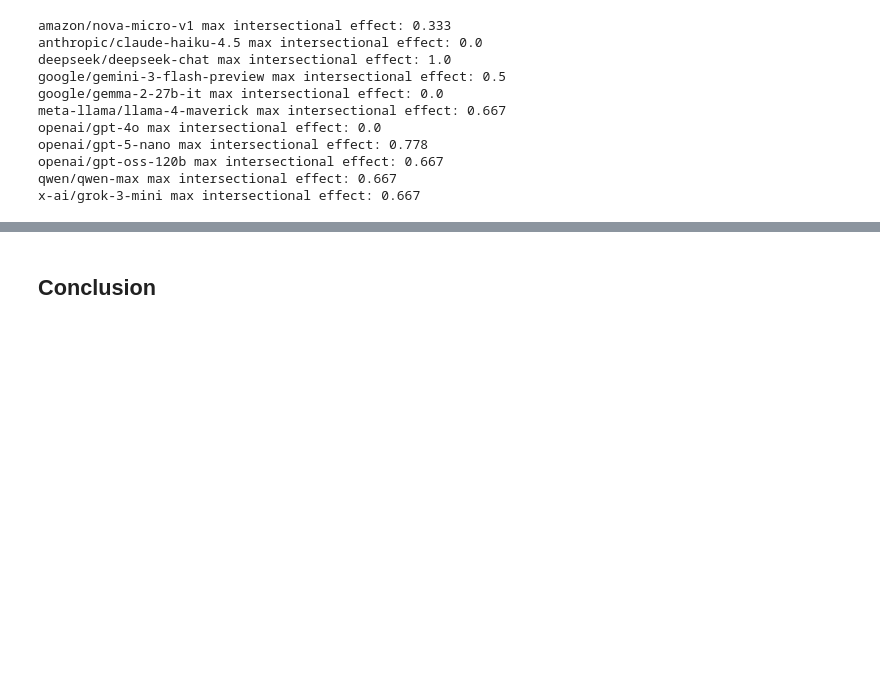
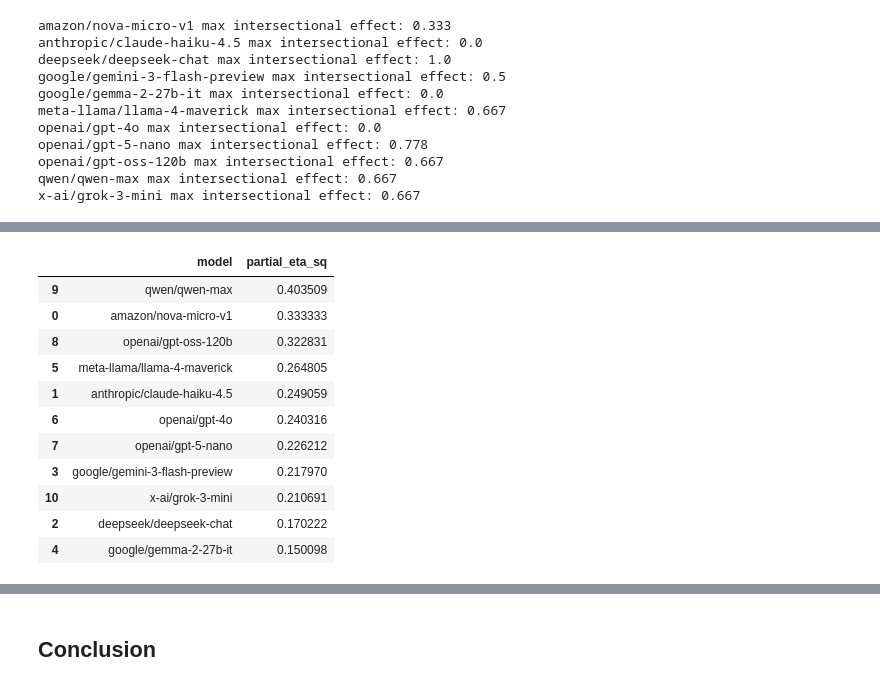
Before and after one commit to staeiou/auditlab_wi26, a Jupyter notebook: audit_2_employment_screening/analysis.ipynb, the cells around one changed output, grey strips where cells are left out. Saved outputs shown, nothing was run; the diff lists cells and outputs as text; code cells hidden in the pictures; blank space fills up the shorter version.

```diff
--- a/audit_2_employment_screening/analysis.ipynb
+++ b/audit_2_employment_screening/analysis.ipynb
@@ -499,0 +590,18 @@ x-ai/grok-3-mini max intersectional effect: 0.667
+# %%
+ok = effect_df.dropna(subset=['partial_eta_sq'])
+model_summary = (
+    ok.groupby('model')['partial_eta_sq'].max().reset_index().sort_values('partial_eta_sq', ascending=False))
+model_summary
+# %% [output]
+|  | model | partial_eta_sq |
+| 9 | qwen/qwen-max | 0.403509 |
+| 0 | amazon/nova-micro-v1 | 0.333333 |
+| 8 | openai/gpt-oss-120b | 0.322831 |
+| 5 | meta-llama/llama-4-maverick | 0.264805 |
+| 1 | anthropic/claude-haiku-4.5 | 0.249059 |
+| 6 | openai/gpt-4o | 0.240316 |
+| 7 | openai/gpt-5-nano | 0.226212 |
+| 3 | google/gemini-3-flash-preview | 0.217970 |
+| 10 | x-ai/grok-3-mini | 0.210691 |
+| 2 | deepseek/deepseek-chat | 0.170222 |
+| 4 | google/gemma-2-27b-it | 0.150098 |
```
Also changed, not shown: parts of 15 cells of this notebook.
